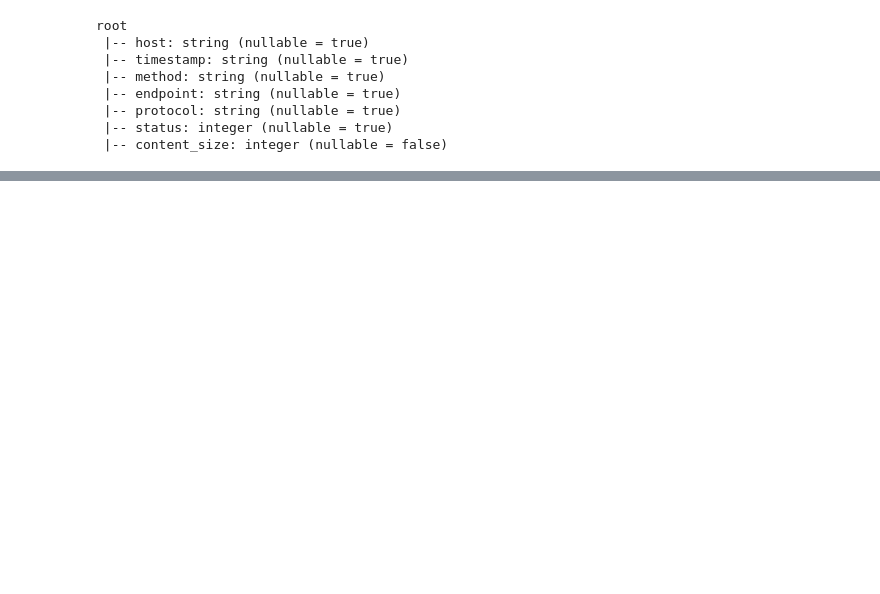
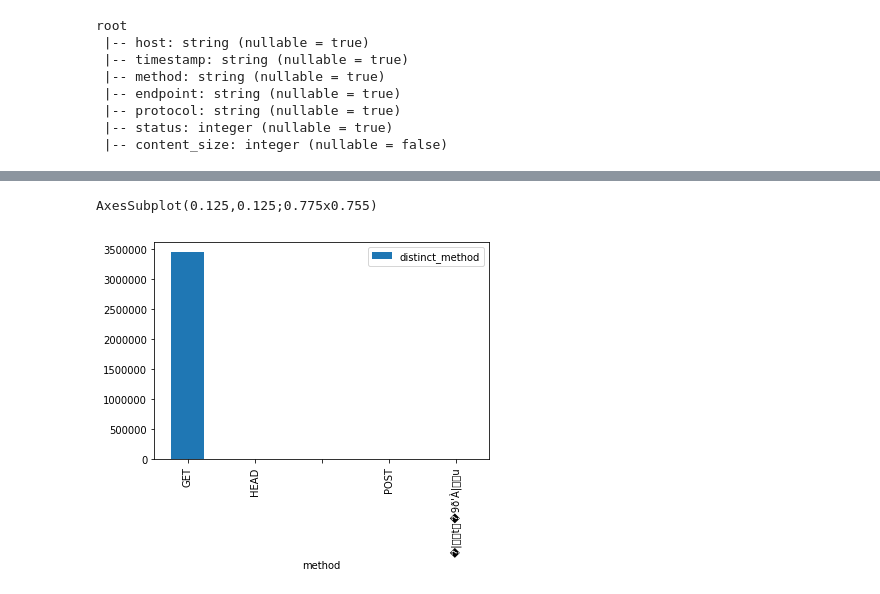
Before and after one commit to sumit-kumar-singh/LogAnalysisUsingPyspark, a Jupyter notebook: Notebook.ipynb, the cells around one changed output, grey strips where cells are left out. Cells and saved outputs as stored; diff of their text form; code cells hidden in the pictures; blank space fills up the shorter version.

```diff
--- a/Notebook.ipynb
+++ b/Notebook.ipynb
@@ -173,10 +171,10 @@ print(methods_urls_protocol)
 # %% [markdown]
 #### Combining it together
 # %%
-# importing regex_extract for extraction of regex based data
+# import regex_extract for extraction of regex based data
 from pyspark.sql.functions import regexp_extract
 
-processed_data = data.select(regexp_extract('log', host_name_regx, 1).alias('host'),
+processed_data_df = data_df.select(regexp_extract('log', host_name_regx, 1).alias('host'),
                             regexp_extract('log', time_stamp_regx, 1).alias('timestamp'),
                             regexp_extract('log', methods_urls_protocol_regx, 1).alias('method'),
                             regexp_extract('log', methods_urls_protocol_regx, 2).alias('endpoint'),
@@ -353,0 +338,18 @@ NOTE : Here timestamp column is of string type, so we have convert it into times
+# %%
+# create map for month
+month_map = {
+  'Jan': 1, 'Feb': 2, 'Mar':3, 'Apr':4, 'May':5, 'Jun':6, 'Jul':7,
+  'Aug':8,  'Sep': 9, 'Oct':10, 'Nov': 11, 'Dec': 12
+}
+
+# function to take date as string and returning in below format
+def parse_to_timestamp(text):
+    # taking only 20 character from the time value and slicing it accordingly
+    time_format = "{0:04d}-{1:02d}-{2:02d} {3:02d}:{4:02d}:{5:02d}"
+    return time_format.format(int(text[7:11]),
+                              month_map[text[3:6]],
+                              int(text[0:2]),
+                              int(text[12:14]),
+                              int(text[15:17]),
+                              int(text[18:20])
+                             )
@@ -353,0 +656,8 @@ NOTE : Here timestamp column is of string type, so we have convert it into times
+# %%
+# count individual status code and sorting it
+methods_df = processed_data_df.groupBy("method") \
+                                  .count() \
+                                  .withColumnRenamed("count","distinct_method") \
+                                  .sort(desc("count"))
+print('Method count table :')
+methods_df.show(10, truncate=False)
@@ -353,0 +686,7 @@ NOTE : Here timestamp column is of string type, so we have convert it into times
+# %%
+# convert to pandas df
+method_pd = methods_df.toPandas()
+print(method_pd.plot(kind='bar',x='method',y='distinct_method'))
+# %% [output]
+AxesSubplot(0.125,0.125;0.775x0.755)
+[figure, added]
```
Also changed, not shown: parts of 76 cells of this notebook.
